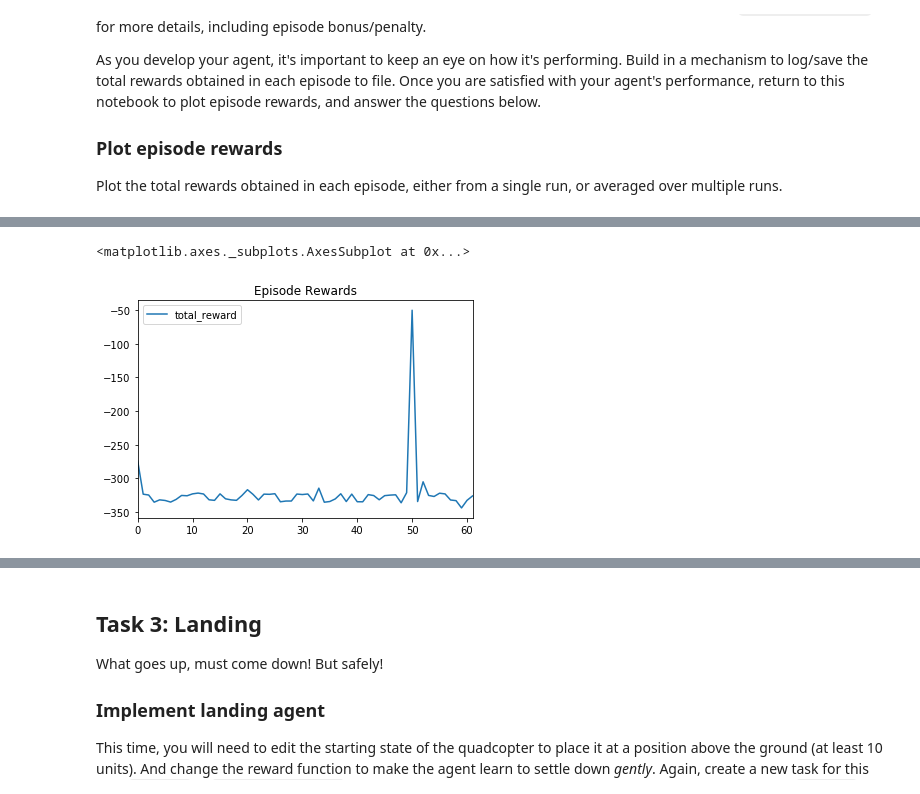
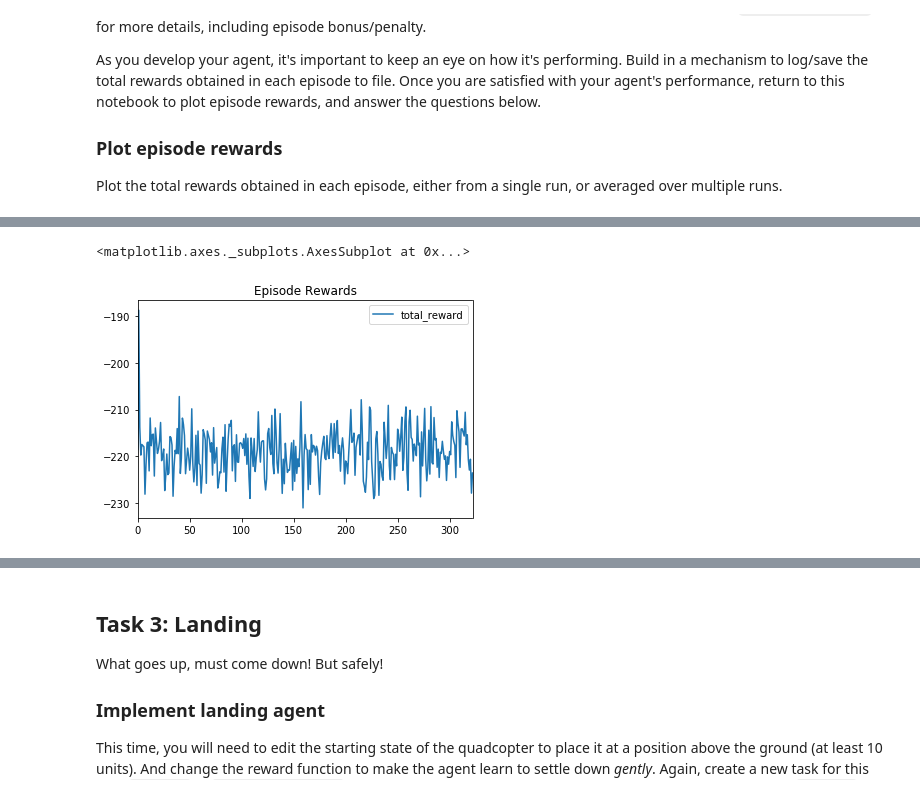
Before and after one commit to freedomkwok/deep-learning, a Jupyter notebook: RL-Quadcopter/catkin_ws/RL-Quadcopter/quad_controller_rl/notebooks/RL-Quadcopter.ipynb, the cells around one changed output, grey strips where cells are left out. Drawn from its saved outputs; the diff is of its cells as text; code cells hidden in the pictures.

```diff
--- a/RL-Quadcopter/catkin_ws/RL-Quadcopter/quad_controller_rl/notebooks/RL-Quadcopter.ipynb
+++ b/RL-Quadcopter/catkin_ws/RL-Quadcopter/quad_controller_rl/notebooks/RL-Quadcopter.ipynb
@@ -170,13 +160,13 @@ a[2:3]
 # %%
 # TODO: Read and plot episode rewards
 import pandas as pd
 %matplotlib inline
 
-df_stats = pd.read_csv('../out/stats_2018-02-12_01-18-28.csv')
+df_stats = pd.read_csv('../out/stats_2018-02-13_23-50-28.csv')
 df_stats[['total_reward']].plot(title="Episode Rewards")
 # %% [output]
 <matplotlib.axes._subplots.AxesSubplot at 0x...>
-[figure, old version]
+[figure, new version]
 # %% [markdown]
 **Q**: What algorithm did you use? Briefly discuss why you chose it for this task.
 
```
Also changed, not shown: parts of 5 cells of this notebook, 4 other files.
